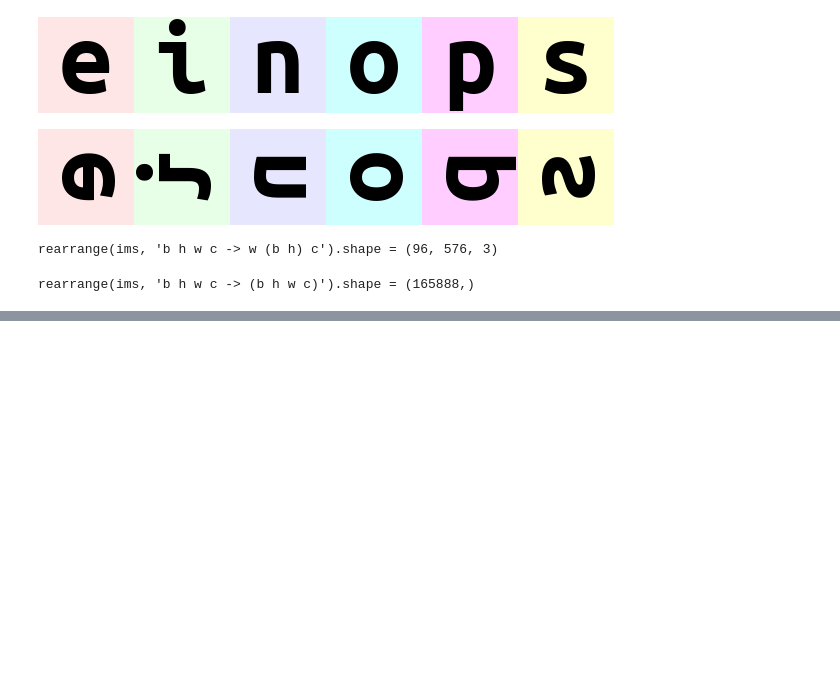
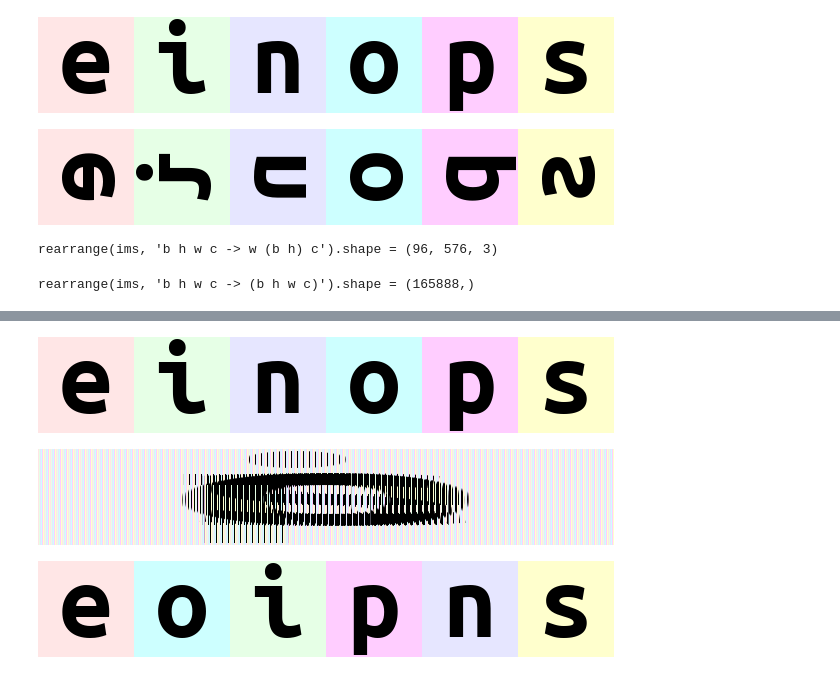
Before and after one commit to aspiringastro/einops-tutorial, a Jupyter notebook: einops-learn-1.ipynb, the cells around one changed output, grey strips where cells are left out. Saved outputs shown, nothing was run; the diff lists cells and outputs as text; code cells hidden in the pictures; blank space fills up the shorter version.

```diff
--- a/einops-learn-1.ipynb
+++ b/einops-learn-1.ipynb
@@ -56,0 +76,20 @@ rearrange(ims, 'b h w c -> (b h w c)').shape = (165888,)
+# %%
+# compare with the next example
+rearrange(ims, 'b h w c -> h (b w) c')
+# %% [output]
+[figure, added]
+# %%
+# order of axes in composition is different
+# rule is just as for digits in the number: leftmost digit is the most significant,
+# while neighboring numbers differ in the rightmost axis.
+
+# you can also think of this as lexicographic sort
+rearrange(ims, 'b h w c -> h (w b) c')
+# %% [output]
+[figure, added]
+# %%
+# what if b1 and b2 are reordered before composing to width?
+rearrange(ims, '(b1 b2) h w c -> h (b1 b2 w) c ', b1=2) # produces 'einops'
+rearrange(ims, '(b1 b2) h w c -> h (b2 b1 w) c ', b1=2) # produces 'eoipns'
+# %% [output]
+[figure, added]
```
Also changed, not shown: parts of 10 cells of this notebook.
